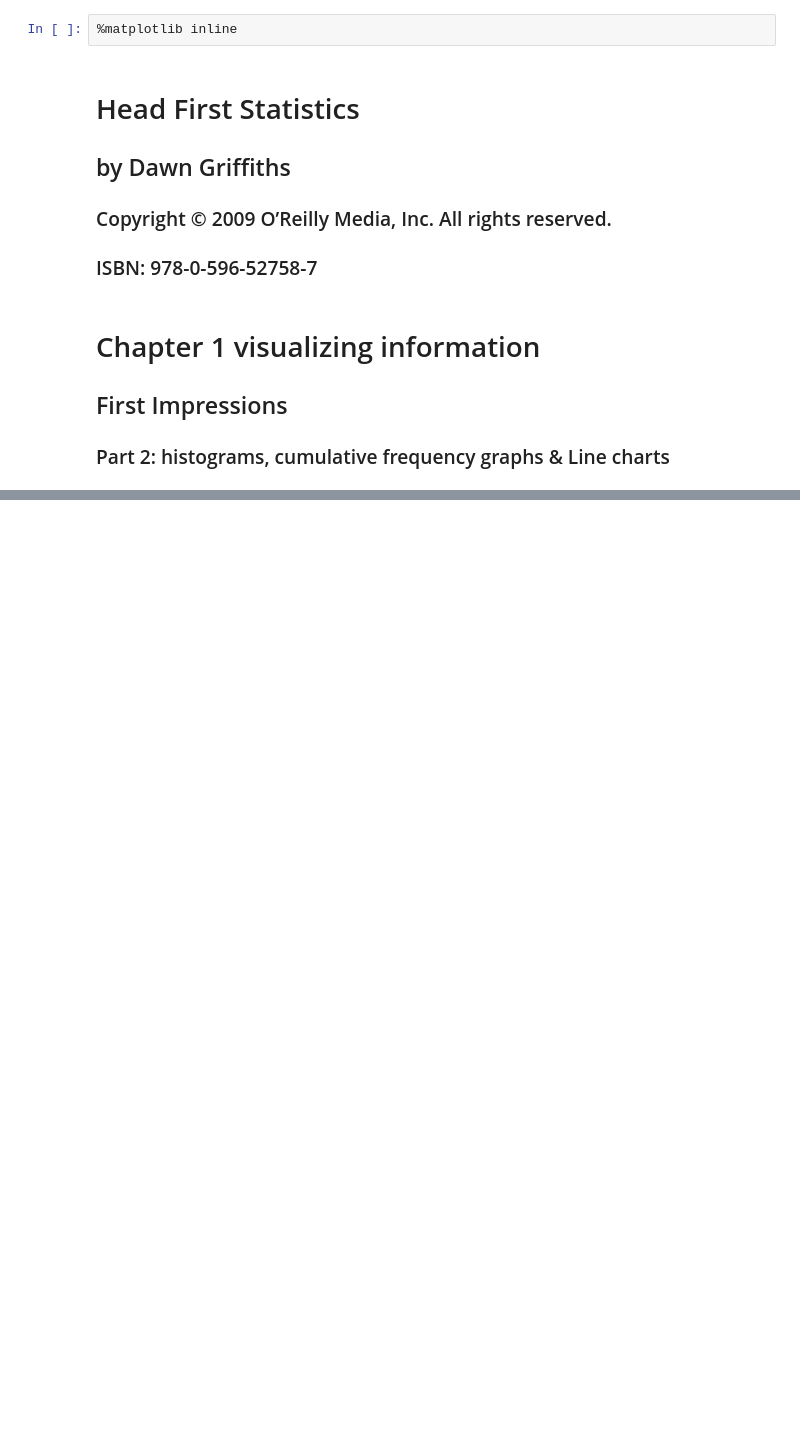
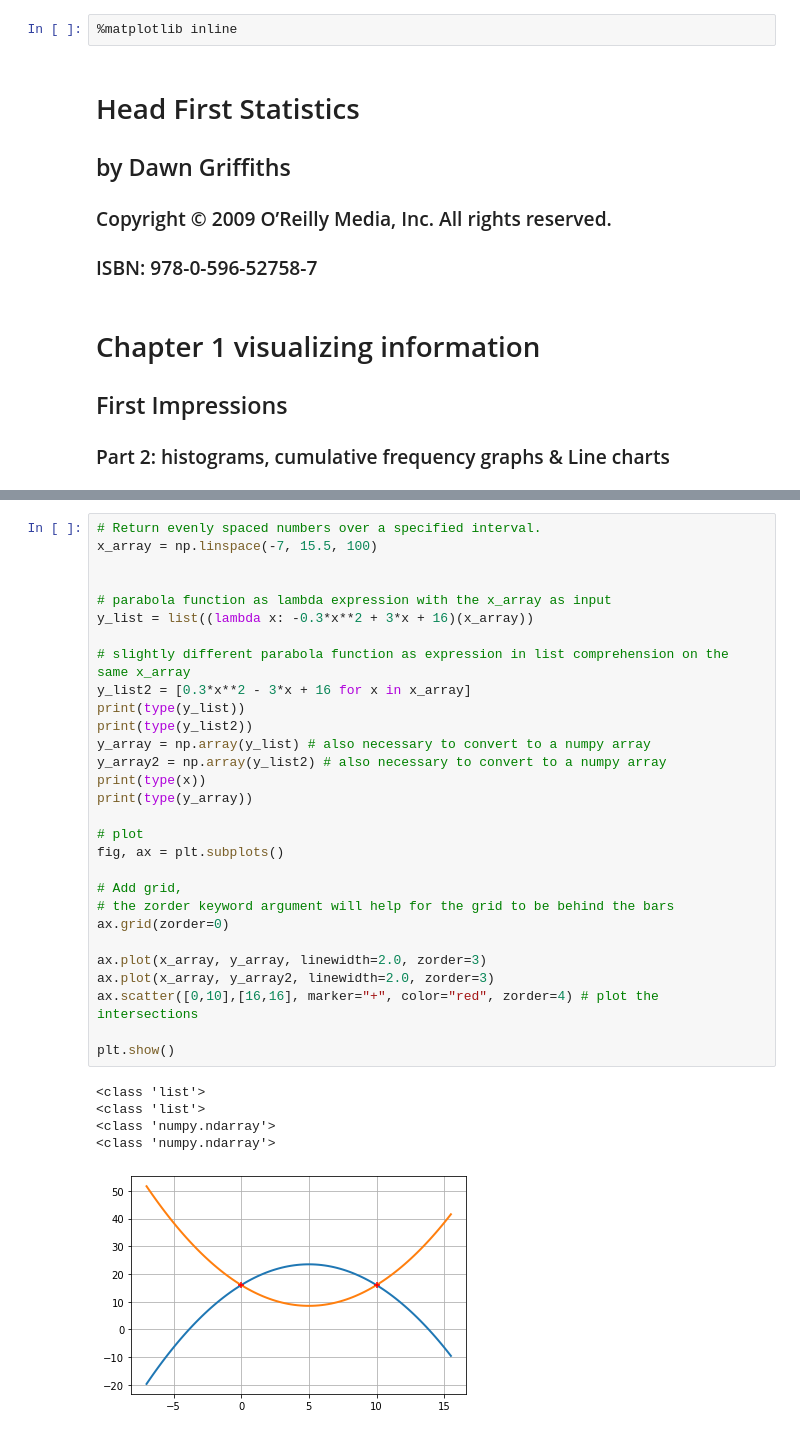
Before and after one commit to wjc-van-es/practical-statistics-for-data-scientists, a Jupyter notebook: python/headfirst_statistics_notebooks/HF_Stat_CH01_part-2.ipynb, the cells around one changed output, grey strips where cells are left out. Saved outputs shown, nothing was run; the diff lists cells and outputs as text; blank space fills up the shorter version.

```diff
--- a/python/headfirst_statistics_notebooks/HF_Stat_CH01_part-2.ipynb
+++ b/python/headfirst_statistics_notebooks/HF_Stat_CH01_part-2.ipynb
@@ -63,0 +199,35 @@ plt.show()
+# %%
+# Return evenly spaced numbers over a specified interval.
+x_array = np.linspace(-7, 15.5, 100)
+
+
+# parabola function as lambda expression with the x_array as input
+y_list = list((lambda x: -0.3*x**2 + 3*x + 16)(x_array))
+
+# slightly different parabola function as expression in list comprehension on the same x_array
+y_list2 = [0.3*x**2 - 3*x + 16 for x in x_array]
+print(type(y_list))
+print(type(y_list2))
+y_array = np.array(y_list) # also necessary to convert to a numpy array
+y_array2 = np.array(y_list2) # also necessary to convert to a numpy array
+print(type(x))
+print(type(y_array))
+
+# plot
+fig, ax = plt.subplots()
+
+# Add grid,
+# the zorder keyword argument will help for the grid to be behind the bars
+ax.grid(zorder=0)
+
+ax.plot(x_array, y_array, linewidth=2.0, zorder=3)
+ax.plot(x_array, y_array2, linewidth=2.0, zorder=3)
+ax.scatter([0,10],[16,16], marker="+", color="red", zorder=4) # plot the intersections
+
+plt.show()
+# %% [output]
+<class 'list'>
+<class 'list'>
+<class 'numpy.ndarray'>
+<class 'numpy.ndarray'>
+[figure, added]
```
Also changed, not shown: parts of 8 cells of this notebook, 10 other files.
